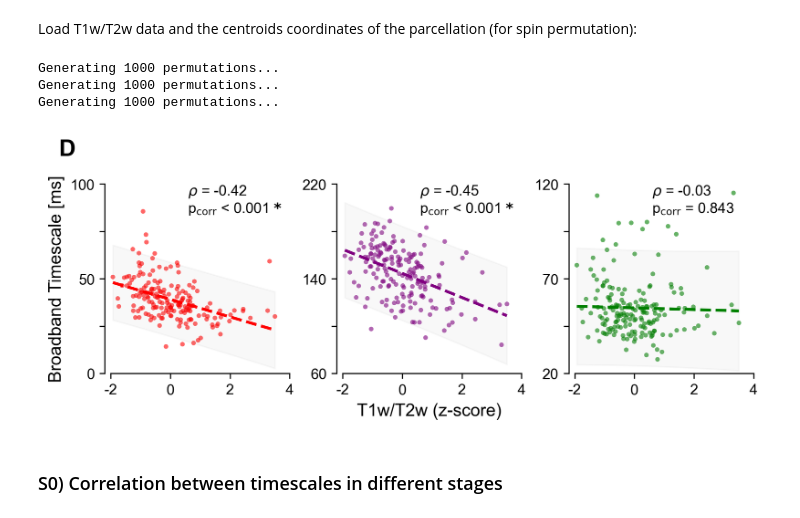
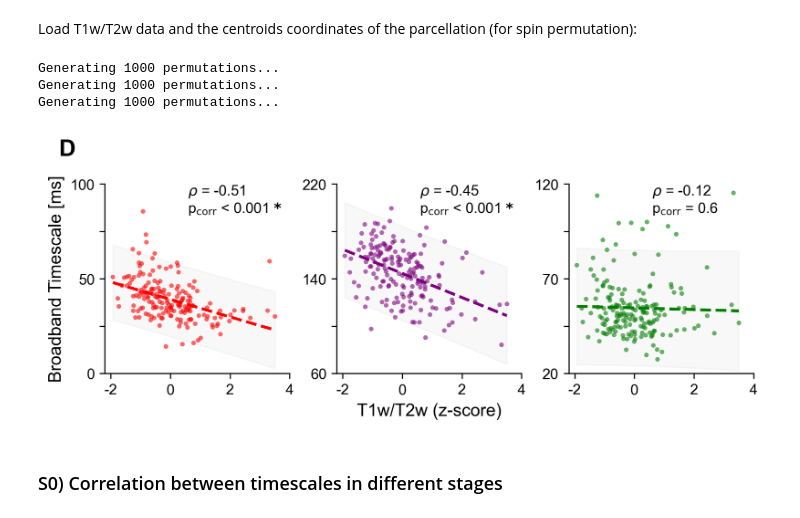
Before and after one commit to cusinatr/MNI-Analysis, a Jupyter notebook: Analysis/Figures/Fig_broadband.ipynb, the cells around one changed output. Saved outputs shown, nothing was run; the diff lists cells and outputs as text; code cells hidden in the pictures.

Commit message:
update figures

```diff
--- a/Analysis/Figures/Fig_broadband.ipynb
+++ b/Analysis/Figures/Fig_broadband.ipynb
@@ -27,7 +30,7 @@ Imports and definitions:
 stages = ["W", "N3", "R"]
 stage_colors = {"W": "red", "N2": "cyan", "N3": "purple", "R": "green"}
 title_dict = {"W": "Wake", "N2": "NREM2", "N3": "NREM3", "R": "REM"}
-corr_type = "pearson"
+corr_type = "spearman"
 
 # Paths
 data_path = Path("F:\\MNIOpen")
@@ -336,6 +340,15 @@ Load T1w/T2w data and the centroids coordinates of the parcellation (for spin pe
 # %%
 df_struct = pd.read_csv(data_path.joinpath("Data", "Raw", "df_structural_avg.csv"), index_col=0)
 map_coords = pd.read_csv(data_path.joinpath("Data", "Parcellation", "mmp_centroids_coords.csv"), index_col=0)
+# %%
+# Prepare dataframe for plotting
+df_plot = deepcopy(df_timescales_stages)
+for stage in stages:
+    df_plot[stage]["stage"] = stage
+df_plot = pd.concat(df_plot.values())
+df_plot.rename(columns={"0": "tau"}, inplace=True)
+df_plot = df_plot.pivot(columns="stage", values="tau")
+df_plot = df_plot[stages]
 # %%
 xlabel = "T1w/T2w (z-score)"
 ylabel = "Broadband Timescale [ms]"
@@ -382,35 +395,35 @@ for i, stage in enumerate(stages):
         y,
         rho,
         p_corr,
         markersize=10,
         xy_annot=(0.45, 0.85),
         color=stage_colors[stage],
         xlabel="",
         ylabel="",
         xlims=xlims,
         ylims=ylims_stages[stage],
     )
 
     # Set ticks
     axs[i].set_xticks(xticks, labels=xtick_labels, fontsize=plots.fsize.TICK_SIZE)
     axs[i].set_yticks(yticks[i], labels=ytick_labels[i], fontsize=plots.fsize.TICK_SIZE)
-    plots._format_spines(axs[i], s_bounds={"bottom": (-2, 4), "left": ylims_stages[stage]})
+    plots._format_spines(axs[i]) #, s_bounds={"bottom": (-2, 4), "left": ylims_stages[stage]})
 
 # Plot customization
 axs[0].set_ylabel(ylabel, fontsize=plots.fsize.LABEL_SIZE)
 axs[1].set_xlabel(xlabel, fontsize=plots.fsize.LABEL_SIZE)
 
 # Annotate panel
 axs[0].text(-0.25, 1.15, "D", transform=axs[0].transAxes, size=16, weight='bold')
 
 # Save figure
 plots.save_figure(fig, fig_path.joinpath(f"tau_corr_struct.svg"))
 plt.show()
 # %% [output]
 Generating 1000 permutations...
 Generating 1000 permutations...
 Generating 1000 permutations...
-[figure, old version]
+[figure, new version]
 # %% [markdown]
 ### S0) Correlation between timescales in different stages
 # %%
```
Also changed, not shown: parts of 5 cells of this notebook, 3 other files.
